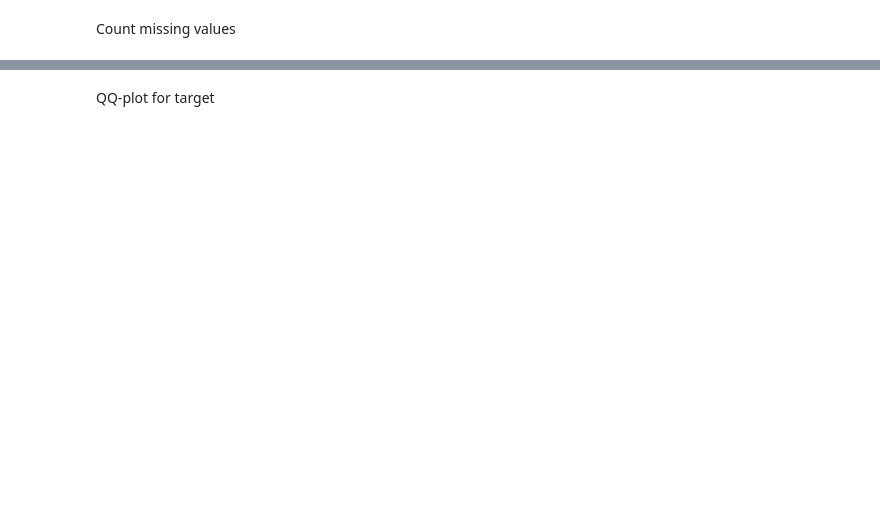
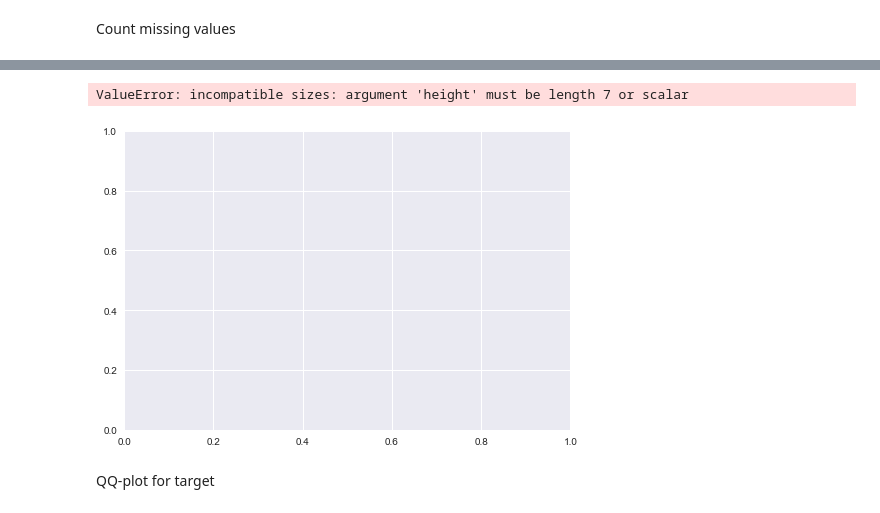
Before and after one commit to kirilldolmatov/SRHM, a Jupyter notebook: SRHM.ipynb, the cells around one changed output, grey strips where cells are left out. Saved outputs shown, nothing was run; the diff lists cells and outputs as text; code cells hidden in the pictures; blank space fills up the shorter version.

```diff
--- a/SRHM.ipynb
+++ b/SRHM.ipynb
@@ -117,0 +119,6 @@ dtype: float64
+# %%
+missing_count_train = (train_df.isnull().sum() / train_df.shape[0]).to_dict()
+missing_count_test = (test_df.isnull().sum() / test_df.shape[0]).to_dict()
+# %%
+new = {key: (value, missing_count_test[key]) for key, value in missing_count_train.items()
+       if not (value == 0.0 and missing_count_test[key] == 0)}
@@ -118,3 +145,14 @@ dtype: float64
+# %%
+ax = plt.subplot(111)
+for key, data_list in new.items():
+    train, test = data_list
+    ax.bar(key, train, color='b', align='center')
+    ax.bar(key, test, color='r', align='center')
+
+plt.show()
+# %% [output]
+ValueError: incompatible sizes: argument 'height' must be length 7 or scalar
+[figure, added]
 # %% [markdown]
 QQ-plot for target
 # %%
```
Also changed, not shown: parts of 58 cells of this notebook.
